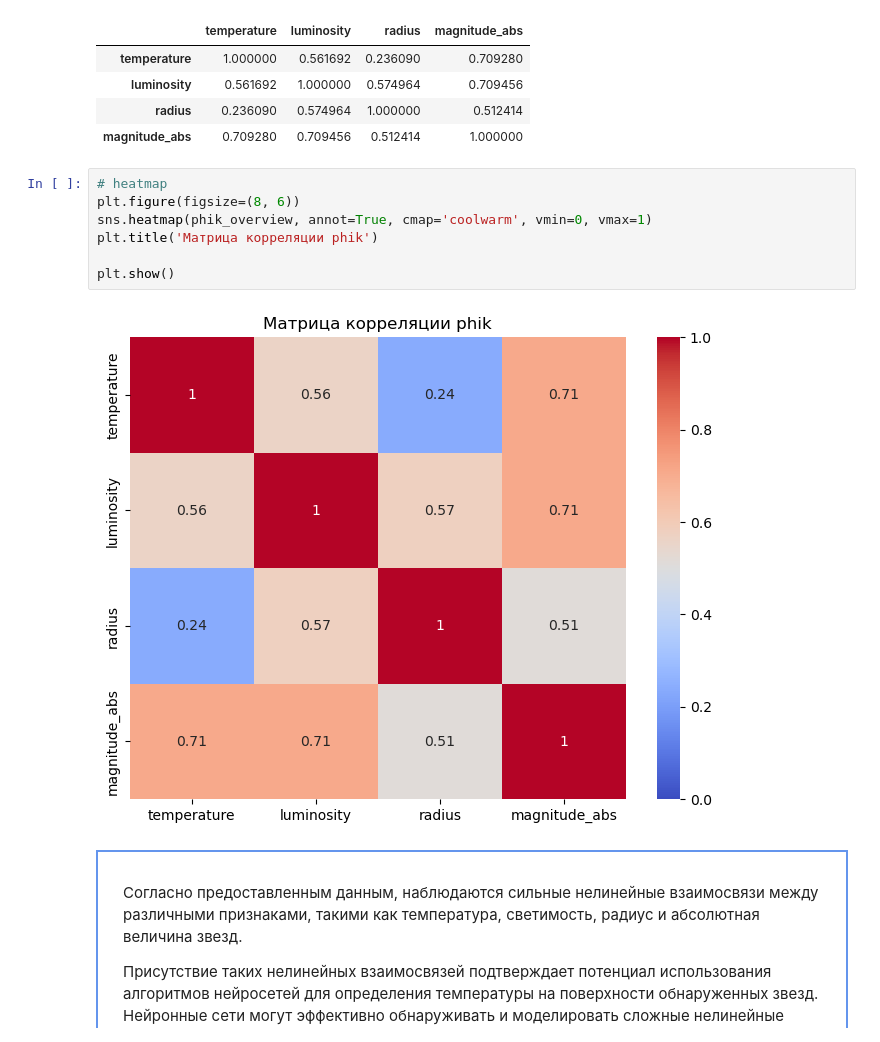
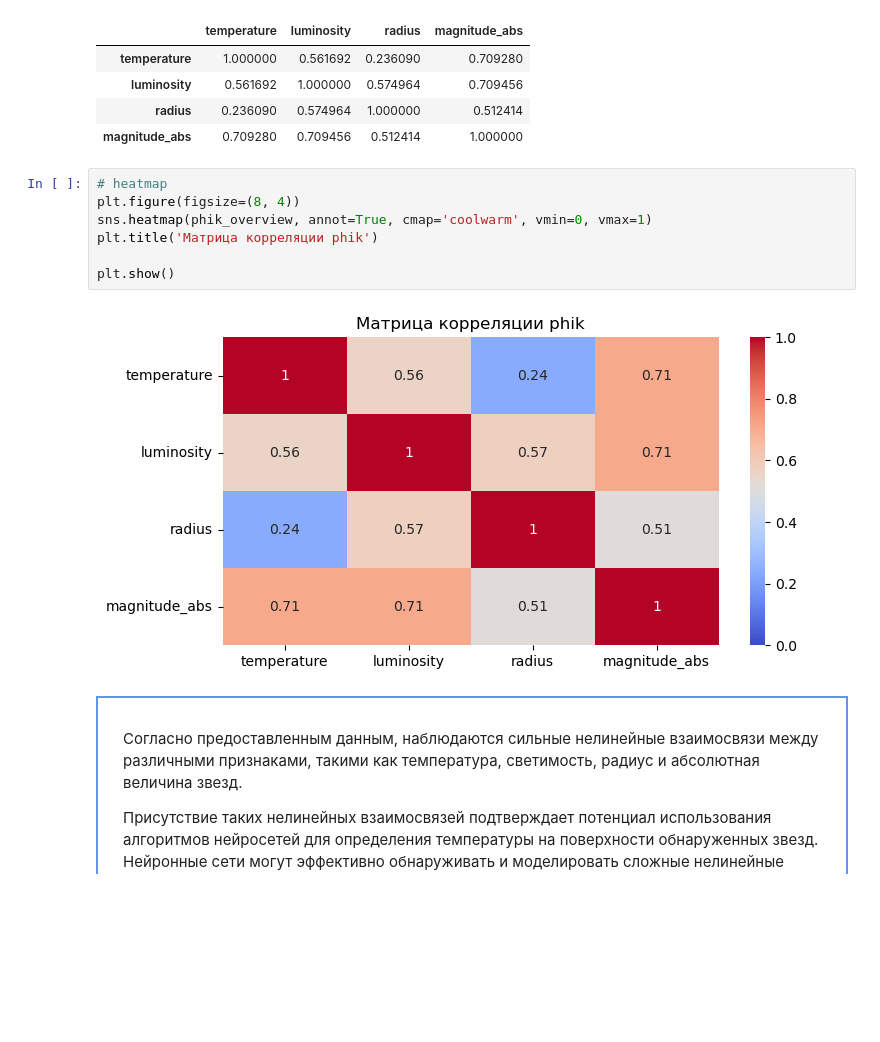
Before and after one commit to Denis-Mukhanov/determining-temperature-stars, a Jupyter notebook: determining_temperature_stars.ipynb, the cells around one changed output. Cells and saved outputs as stored; diff of their text form; blank space fills up the shorter version.

```diff
--- a/determining_temperature_stars.ipynb
+++ b/determining_temperature_stars.ipynb
@@ -500,13 +484,13 @@ interval columns not set, guessing: ['temperature', 'luminosity', 'radius', 'mag
 | magnitude_abs | 0.709280 | 0.709456 | 0.512414 | 1.000000 |
 # %%
 # heatmap
-plt.figure(figsize=(8, 6))
+plt.figure(figsize=(8, 4))
 sns.heatmap(phik_overview, annot=True, cmap='coolwarm', vmin=0, vmax=1)
 plt.title('Матрица корреляции phik')
 
 plt.show()
 # %% [output]
-[figure, old version]
+[figure, new version]
 # %% [markdown]
 <div style="padding: 30px 25px; border: 2px #6495ed solid">
 
```
Also changed, not shown: parts of 46 cells of this notebook.
